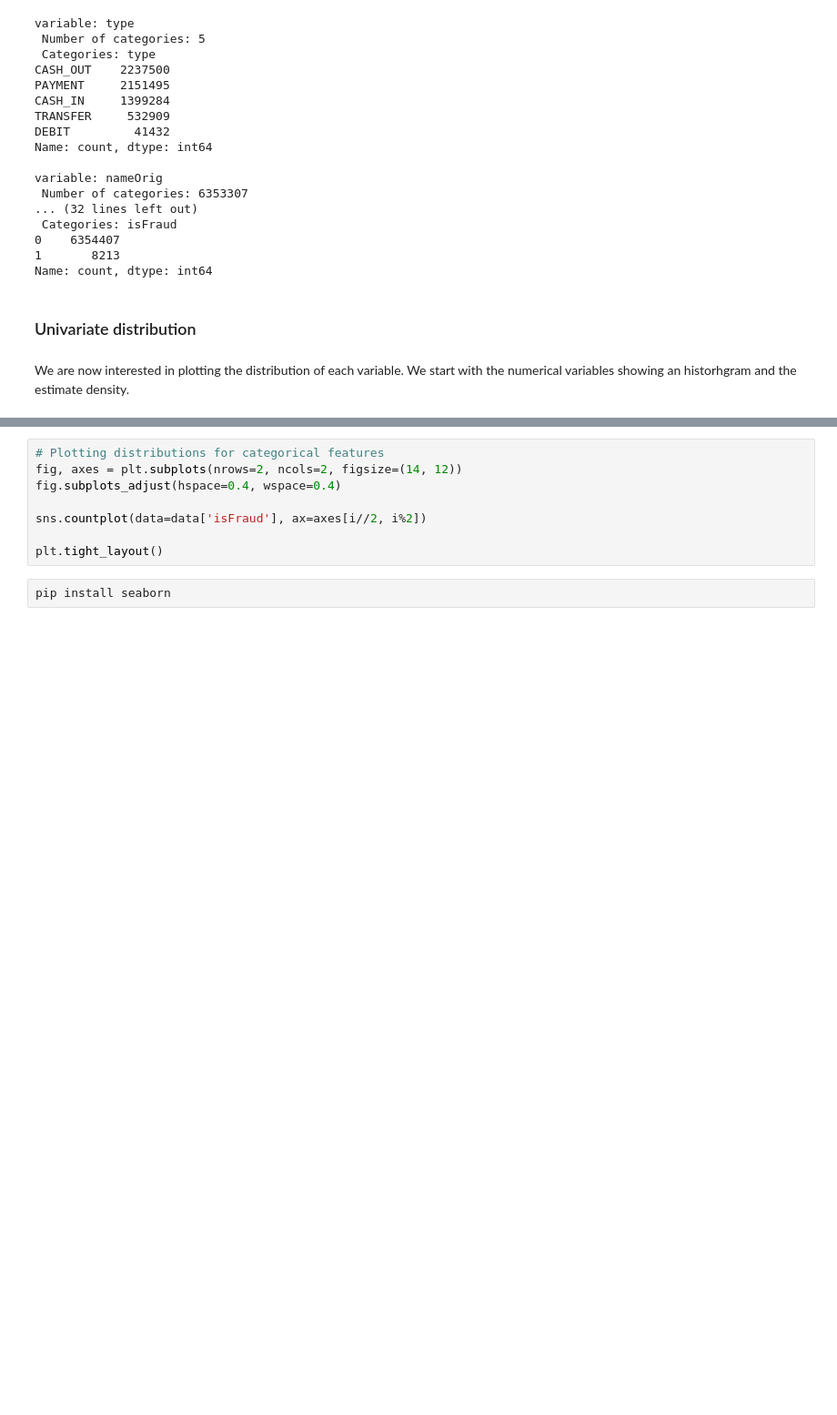
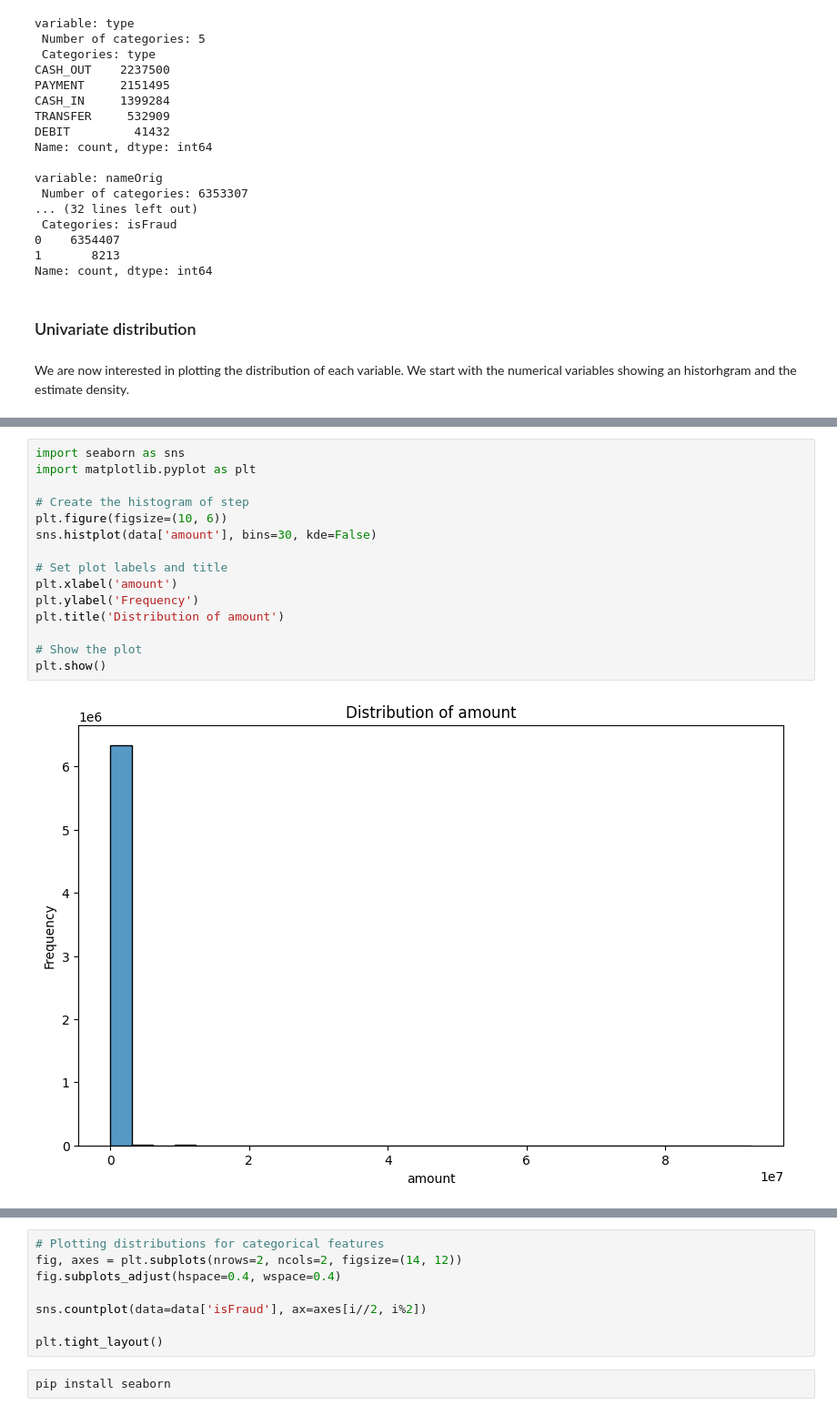
Before and after one commit to Matias-Barcelo/Project-II, a Jupyter notebook: main.ipynb, the cells around one changed output, grey strips where cells are left out. Shown: that part at 91% size. Cells and saved outputs as stored; diff of their text form; blank space fills up the shorter version.

```diff
--- a/main.ipynb
+++ b/main.ipynb
@@ -147,0 +180,17 @@ We are now interested in plotting the distribution of each variable. We start wi
+# %%
+import seaborn as sns
+import matplotlib.pyplot as plt
+
+# Create the histogram of step
+plt.figure(figsize=(10, 6))
+sns.histplot(data['amount'], bins=30, kde=False)
+
+# Set plot labels and title
+plt.xlabel('amount')
+plt.ylabel('Frequency')
+plt.title('Distribution of amount')
+
+# Show the plot
+plt.show()
+# %% [output]
+[figure, added]
```
Also changed, not shown: parts of 24 cells of this notebook.
